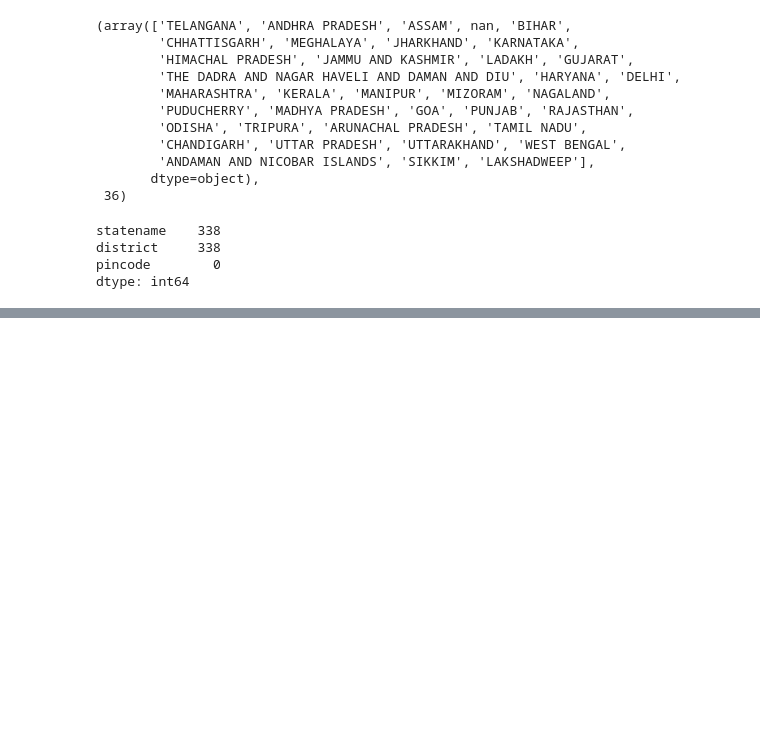
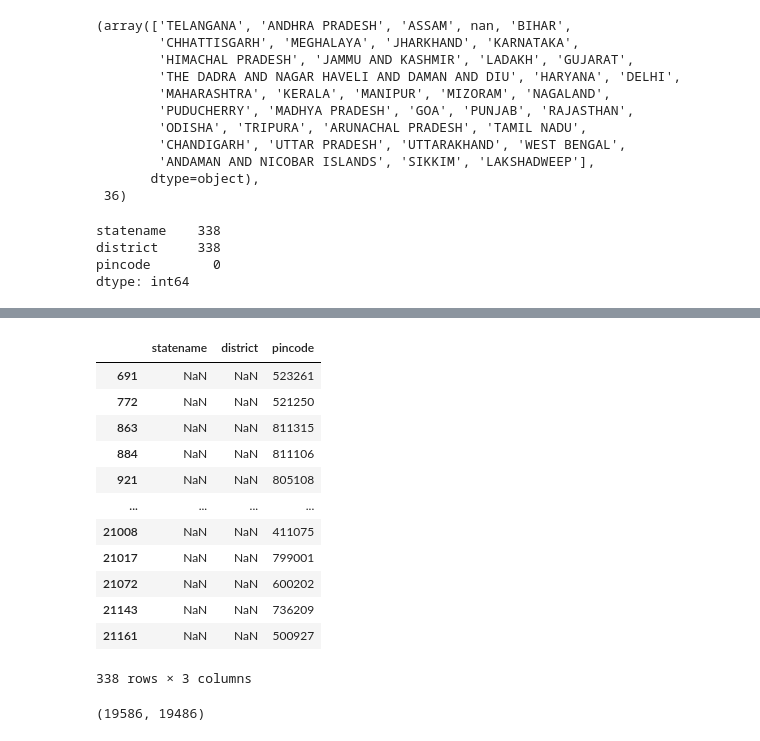
Before and after one commit to Romit-M/UIDAI-Hackathon-2026, a Jupyter notebook: notebooks/eda_pincode.ipynb, the cells around one changed output, grey strips where cells are left out. Drawn from its saved outputs; the diff is of its cells as text; code cells hidden in the pictures; blank space fills up the shorter version.

```diff
--- a/notebooks/eda_pincode.ipynb
+++ b/notebooks/eda_pincode.ipynb
@@ -100,0 +131,24 @@ dtype: int64
+# %%
+df[df[["statename", "district"]].isnull().any(axis=1)]
+# %% [output]
+|  | statename | district | pincode |
+| 691 | NaN | NaN | 523261 |
+| 772 | NaN | NaN | 521250 |
+| 863 | NaN | NaN | 811315 |
+| 884 | NaN | NaN | 811106 |
+| 921 | NaN | NaN | 805108 |
+| ... | ... | ... | ... |
+| 21008 | NaN | NaN | 411075 |
+| 21017 | NaN | NaN | 799001 |
+| 21072 | NaN | NaN | 600202 |
+| 21143 | NaN | NaN | 736209 |
+| 21161 | NaN | NaN | 500927 |
+338 rows × 3 columns
+# %%
+# no of unique pincodes
+(
+    df["pincode"].nunique(),
+    df.dropna(subset=["statename", "district"], how="all")["pincode"].nunique(),
+)
+# %% [output]
+(19586, 19486)
```
Also changed, not shown: parts of 32 cells of this notebook, 2 other files.
